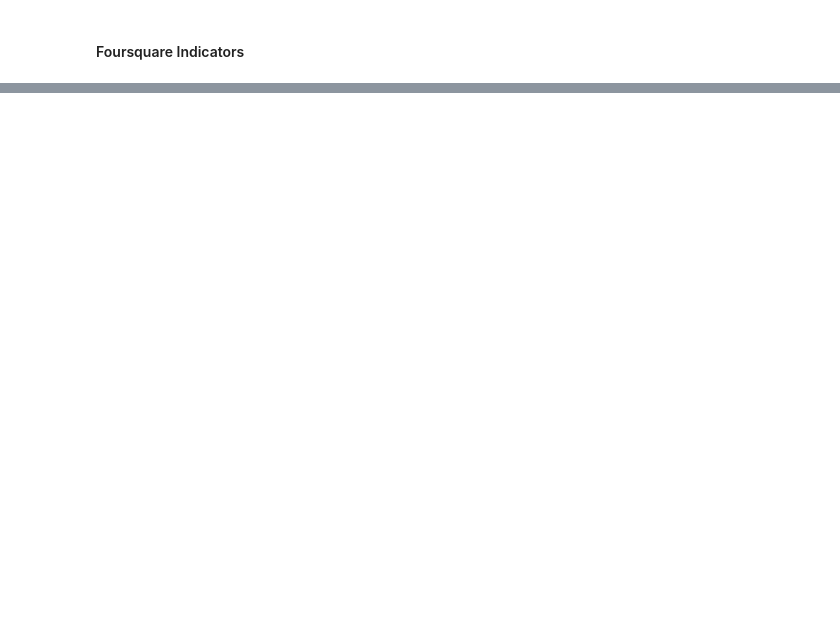
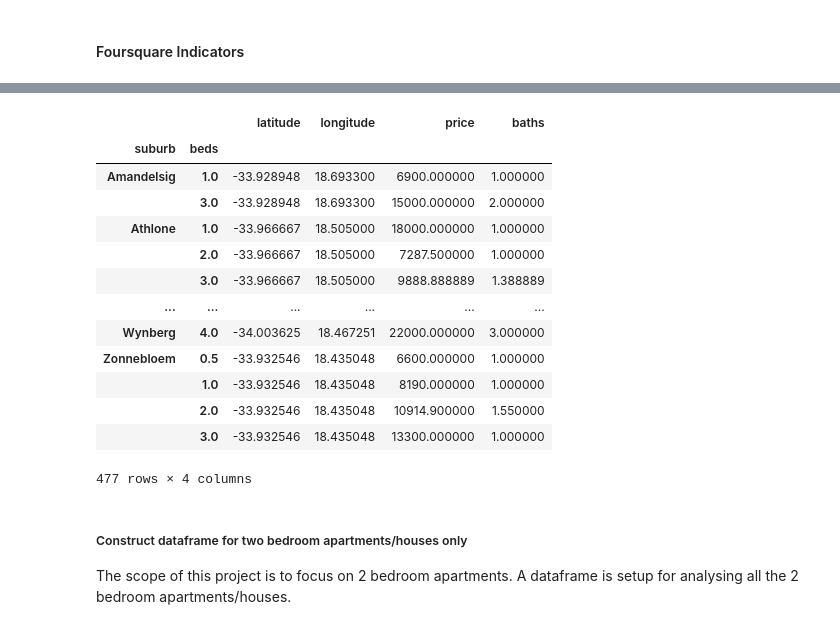
Before and after one commit to LudicrousZA/Coursera_Capstone, a Jupyter notebook: Capstone Project.ipynb, the cells around one changed output, grey strips where cells are left out. Drawn from its saved outputs; the diff is of its cells as text; code cells hidden in the pictures; blank space fills up the shorter version.

```diff
--- a/Capstone Project.ipynb
+++ b/Capstone Project.ipynb
@@ -51,0 +433,3 @@ Hello Capstone Project Course!
+# %%
+df_sub_data = pd.merge(df_sub_data, df_site_info, on='suburb')
+df_sub_data.head()
@@ -51,0 +504,22 @@ Hello Capstone Project Course!
+# %%
+df = df_complete_data.groupby(by=["suburb", "beds"]).mean()
+df
+# %% [output]
+|  |  | latitude | longitude | price | baths |
+| suburb | beds |  |  |  |  |
+| Amandelsig | 1.0 | -33.928948 | 18.693300 | 6900.000000 | 1.000000 |
+|  | 3.0 | -33.928948 | 18.693300 | 15000.000000 | 2.000000 |
+| Athlone | 1.0 | -33.966667 | 18.505000 | 18000.000000 | 1.000000 |
+|  | 2.0 | -33.966667 | 18.505000 | 7287.500000 | 1.000000 |
+|  | 3.0 | -33.966667 | 18.505000 | 9888.888889 | 1.388889 |
+| ... | ... | ... | ... | ... | ... |
+| Wynberg | 4.0 | -34.003625 | 18.467251 | 22000.000000 | 3.000000 |
+| Zonnebloem | 0.5 | -33.932546 | 18.435048 | 6600.000000 | 1.000000 |
+|  | 1.0 | -33.932546 | 18.435048 | 8190.000000 | 1.000000 |
+|  | 2.0 | -33.932546 | 18.435048 | 10914.900000 | 1.550000 |
+|  | 3.0 | -33.932546 | 18.435048 | 13300.000000 | 1.000000 |
+477 rows × 4 columns
+# %% [markdown]
+##### Construct dataframe for two bedroom apartments/houses only
+
+The scope of this project is to focus on 2 bedroom apartments. A dataframe is setup for analysing all the 2 bedroom apartments/houses.
```
Also changed, not shown: parts of 80 cells of this notebook, 1 other file.
